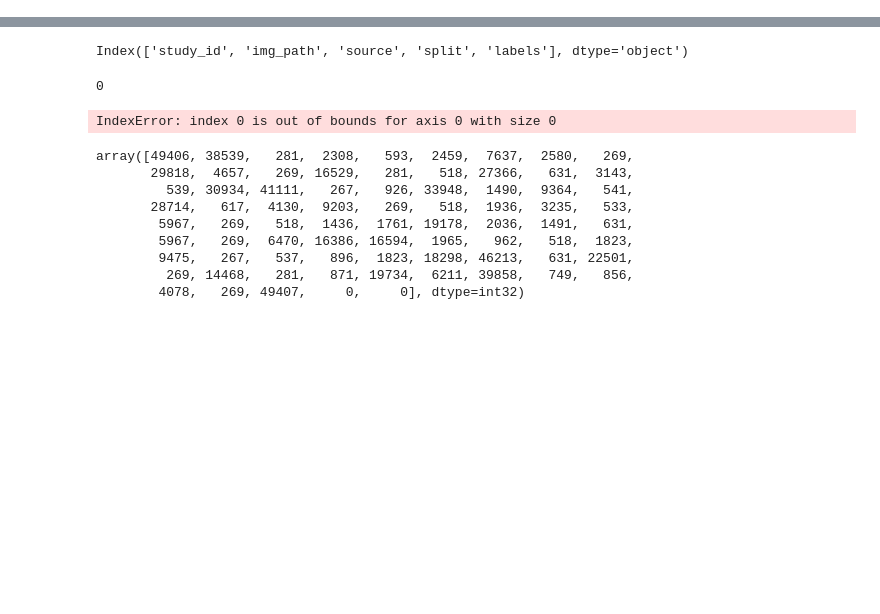
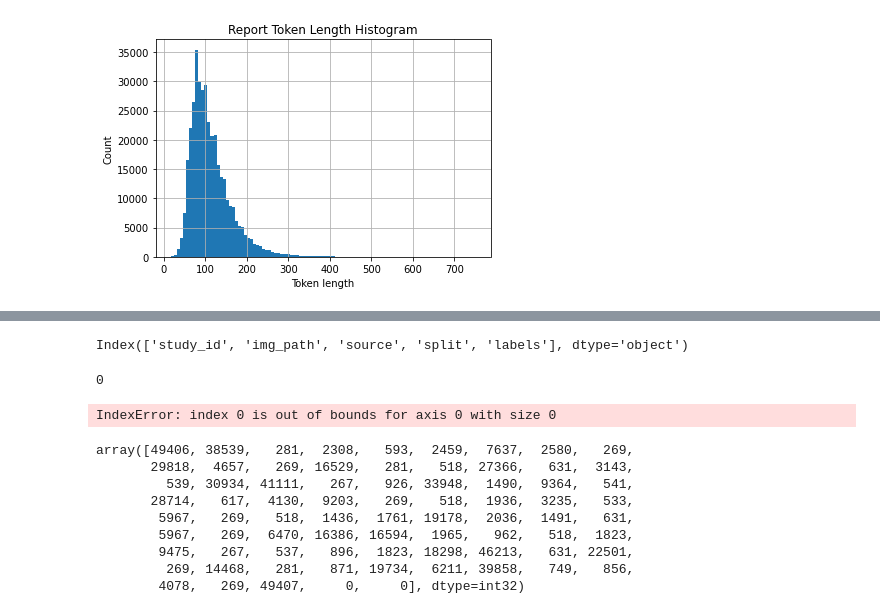
Before and after one commit to NotNANtoN/master_thesis, a Jupyter notebook: eda.ipynb, the cells around one changed output, grey strips where cells are left out. Cells and saved outputs as stored; diff of their text form; code cells hidden in the pictures; blank space fills up the shorter version.

```diff
--- a/eda.ipynb
+++ b/eda.ipynb
@@ -9,6 +9,25 @@ from PIL import Image
 
 from dataset_utils import load_dataset
 # %%
-dataset = "chexpert"  # mimic-cxr, covidx, rsna, chexpert
+dataset = "mimic-cxr"  # mimic-cxr, covidx, rsna, chexpert
 df, label_names = load_dataset(dataset)
 # the most important columns: [img_path, caption, labels]
+# %%
+# histogram of token lenghts
+from clip.simple_tokenizer import SimpleTokenizer
+
+tokenizer = SimpleTokenizer()
+
+tokens = df["caption"].apply(tokenizer.encode)
+# %%
+token_lens = tokens.apply(lambda x: len(x))
+
+import matplotlib.pyplot as plt
+
+token_lens.hist(bins=100)
+plt.xlabel("Token length")
+plt.ylabel("Count")
+plt.title("Report Token Length Histogram")
+plt.savefig("plots/token_length_histogram.pdf", dpi=300, bbox_inches="tight")
+# %% [output]
+[figure, added]
```
Also changed, not shown: parts of 11 cells of this notebook, 19 other files.
